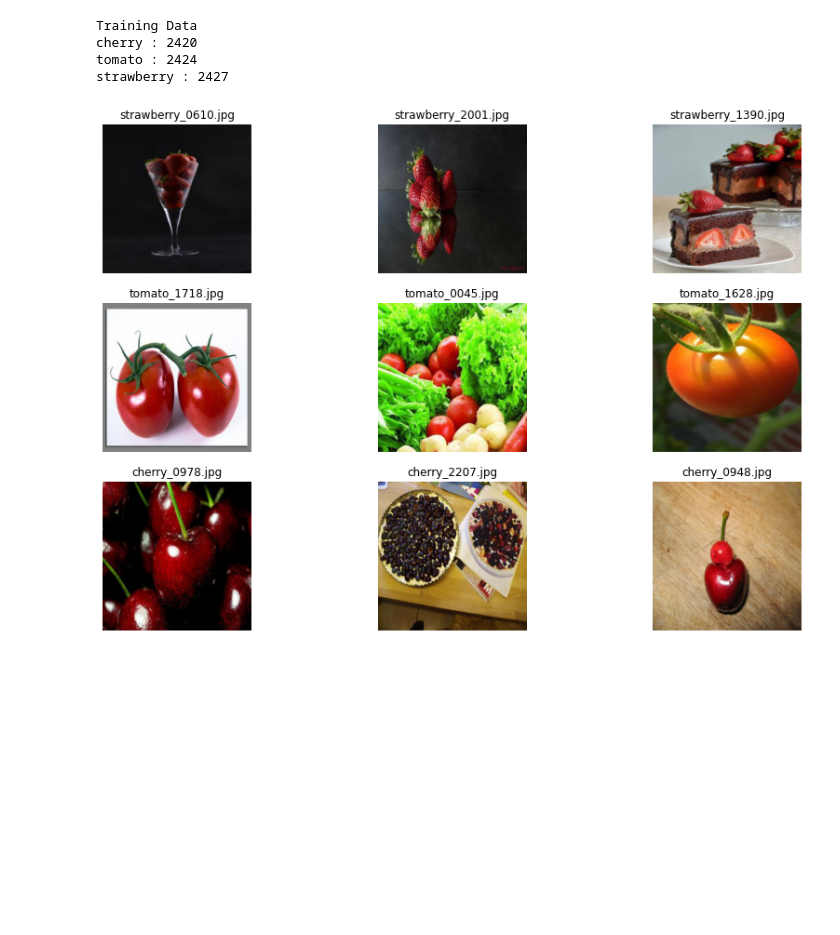
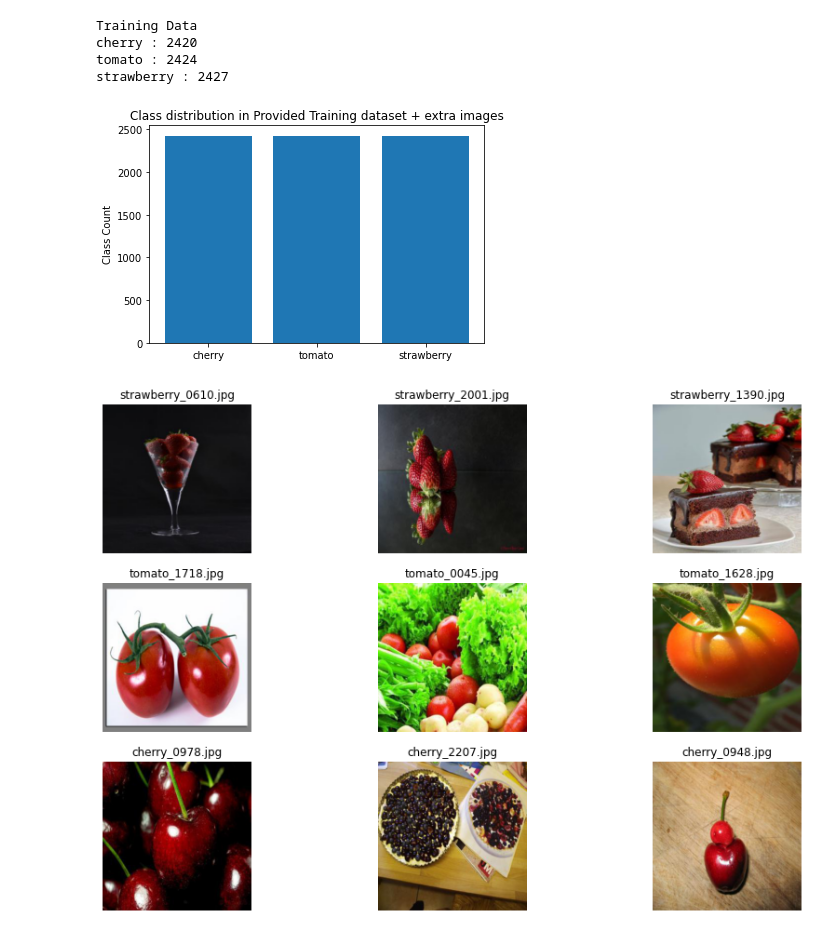
Before and after one commit to jerryzhuang0914/ImageClassification, a Jupyter notebook: train_tensorflow.ipynb, the cells around one changed output. Drawn from its saved outputs; the diff is of its cells as text; code cells hidden in the pictures; blank space fills up the shorter version.

```diff
--- a/train_tensorflow.ipynb
+++ b/train_tensorflow.ipynb
@@ -87,13 +97,22 @@ cherry : 1461
 # %%
 # Provided + downloadede dataset distribution after remove noise/irrelavent images
+class_list_2 = []
 print('Training Data')
 for direc in os.listdir('/content/drive/My Drive/app/traindata_with_extra_images/'):
     print(direc, ':',len(os.listdir('/content/drive/My Drive/app/traindata_with_extra_images/'+direc)))
+    class_list_2.append(direc)
 # %% [output]
 Training Data
 cherry : 2420
 tomato : 2424
 strawberry : 2427
+# %%
+plt.bar(class_list_2, len(os.listdir('/content/drive/My Drive/app/traindata_with_extra_images/'+direc)))
+plt.ylabel('Class Count')
+plt.title('Class distribution in Provided Training dataset + extra images')
+plt.show()
+# %% [output]
+[figure, added]
 # %%
 # Display the data in the training set
 
```
Also changed, not shown: parts of 85 cells of this notebook, 3 other files.
